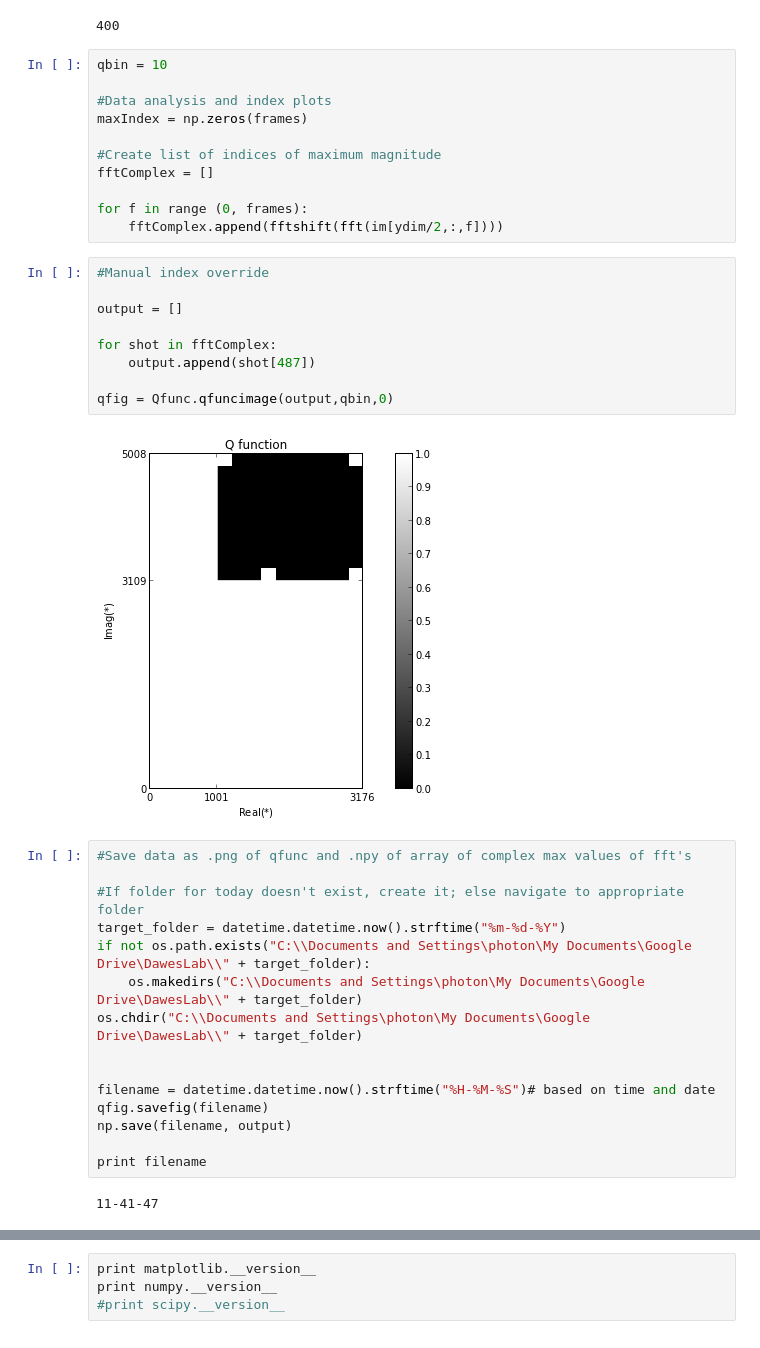
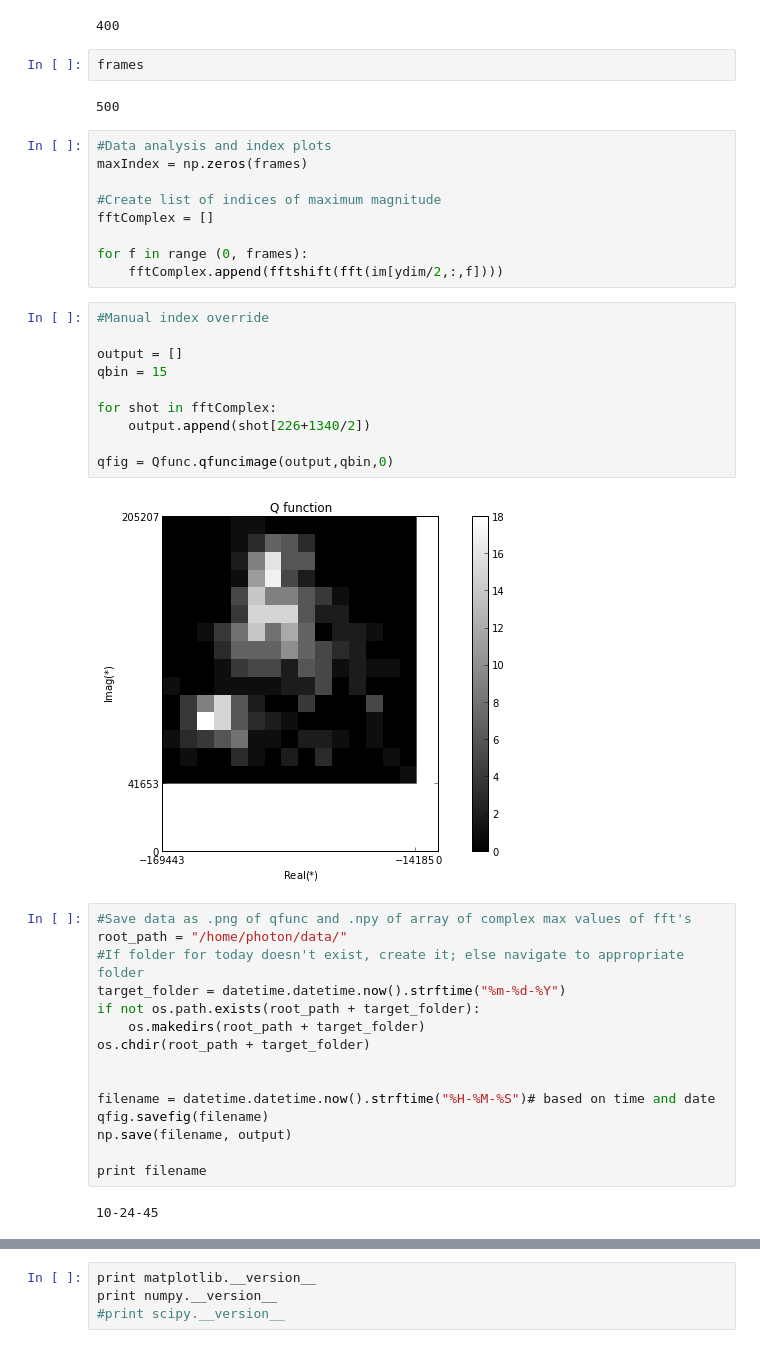
Before and after one commit to DawesLab/CCDimage, a Jupyter notebook: CCDimage-capture with qfunc and consolidated cells.ipynb, the cells around one changed output, grey strips where cells are left out. Drawn from its saved outputs; the diff is of its cells as text.

Commit message:
working multishot data, need to add a way to collect several 100-shot runs and combine the results

```diff
--- a/CCDimage-capture with qfunc and consolidated cells.ipynb
+++ b/CCDimage-capture with qfunc and consolidated cells.ipynb
@@ -92,9 +95,11 @@ xdim = data.shape[1]
 ydim
 # %% [output]
 400
+# %%
+frames
+# %% [output]
+500
 # %%
-qbin = 10
-
 #Data analysis and index plots
 maxIndex = np.zeros(frames)
 
@@ -106,22 +111,23 @@ for f in range (0, frames):
 # %%
 #Manual index override
 
 output = []
+qbin = 15
 
 for shot in fftComplex:
-    output.append(shot[487])
+    output.append(shot[226+1340/2])
 
 qfig = Qfunc.qfuncimage(output,qbin,0)
 # %% [output]
-[figure, old version]
+[figure, new version]
 # %%
 #Save data as .png of qfunc and .npy of array of complex max values of fft's
-
+root_path = "/home/photon/data/"
 #If folder for today doesn't exist, create it; else navigate to appropriate folder
 target_folder = datetime.datetime.now().strftime("%m-%d-%Y")
-if not os.path.exists("C:\\Documents and Settings\photon\My Documents\Google Drive\DawesLab\\" + target_folder):
-    os.makedirs("C:\\Documents and Settings\photon\My Documents\Google Drive\DawesLab\\" + target_folder)
-os.chdir("C:\\Documents and Settings\photon\My Documents\Google Drive\DawesLab\\" + target_folder)
+if not os.path.exists(root_path + target_folder):
+    os.makedirs(root_path + target_folder)
+os.chdir(root_path + target_folder)
 
 
 filename = datetime.datetime.now().strftime("%H-%M-%S")# based on time and date
@@ -130,4 +136,4 @@ np.save(filename, output)
 
 print filename
 # %% [output]
-11-41-47
+10-24-45
```
Also changed, not shown: parts of 5 cells of this notebook.
